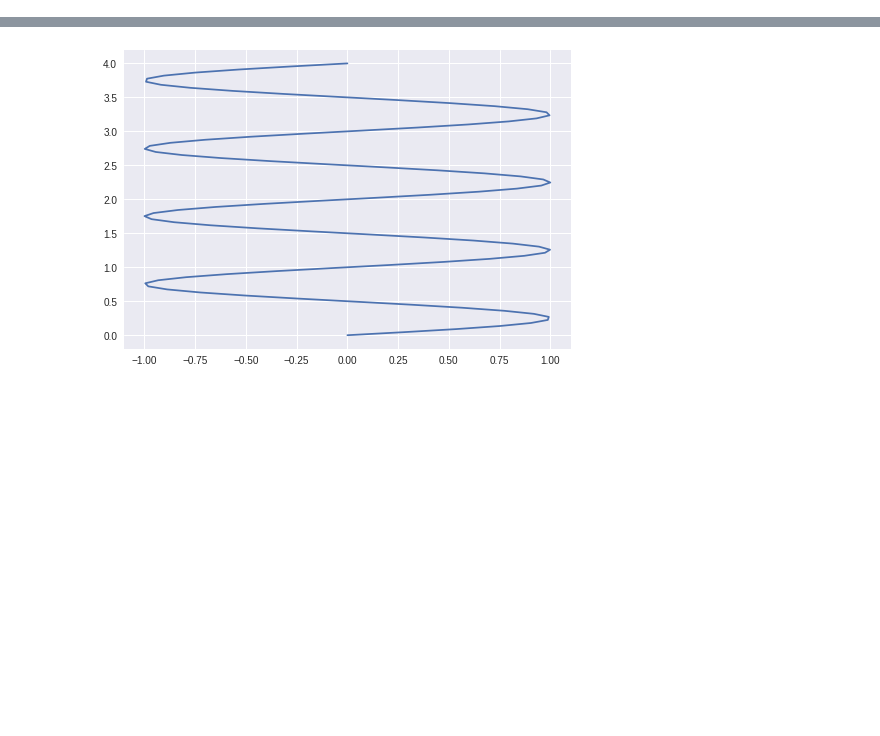
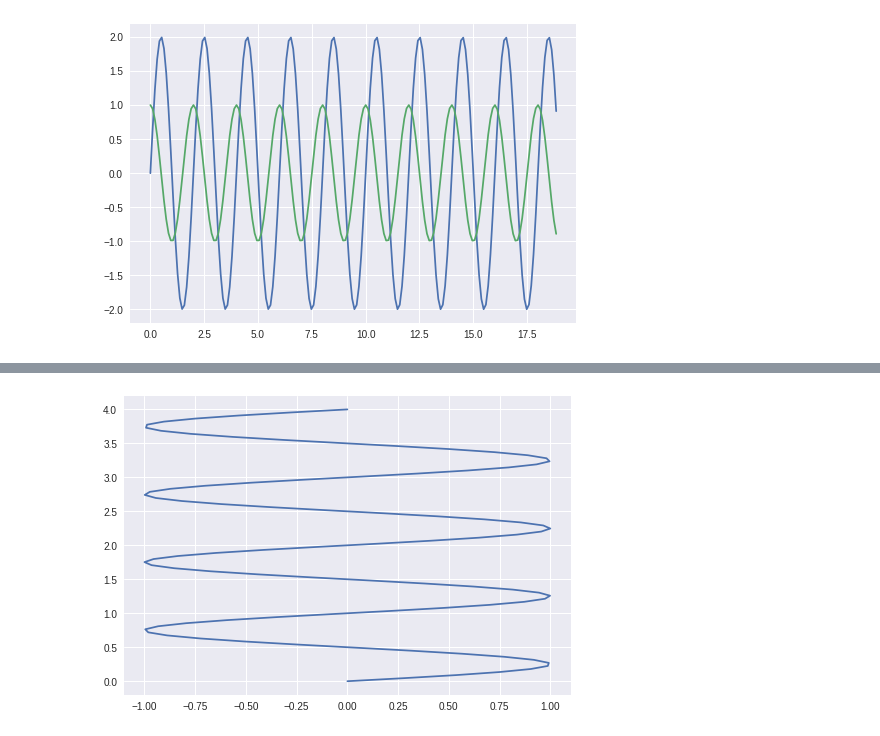
Before and after one commit to schwaaweb/aimlds1_04, a Jupyter notebook: W04_CC_DJ_Musical_Notes_0.ipynb, the cells around one changed output, grey strips where cells are left out. Drawn from its saved outputs; the diff is of its cells as text; code cells hidden in the pictures; blank space fills up the shorter version.

```diff
--- a/W04_CC_DJ_Musical_Notes_0.ipynb
+++ b/W04_CC_DJ_Musical_Notes_0.ipynb
@@ -11,0 +27,8 @@ plt.show()
+# %%
+x0 = np.linspace(0,np.pi*6,180)
+y0 = 2*np.sin(np.pi*x0)
+z0 = np.cos(np.pi*x0)
+plt.plot(x0,y0);
+plt.plot(x0,z0);
+# %% [output]
+[figure, added]
```
Also changed, not shown: parts of 4 cells of this notebook.
